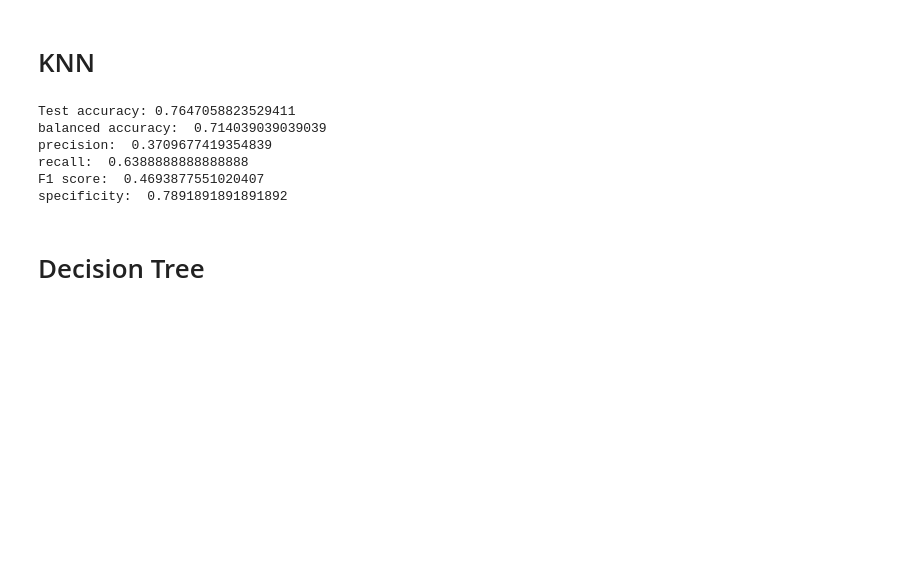
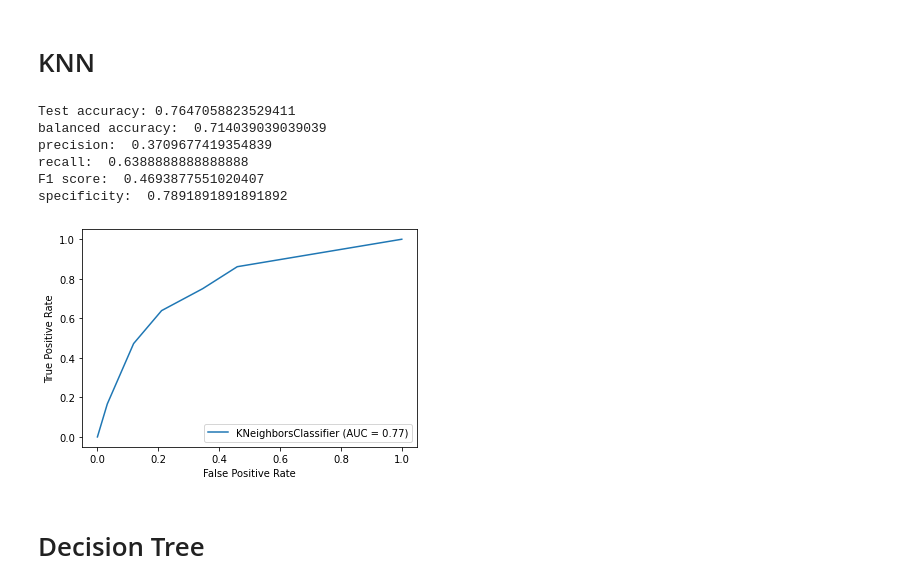
Before and after one commit to funkjo/ml-csc360-final, a Jupyter notebook: final_project/modeling.ipynb, the cells around one changed output. Cells and saved outputs as stored; diff of their text form; code cells hidden in the pictures; blank space fills up the shorter version.

Commit message:
add roc curve for each model

```diff
--- a/final_project/modeling.ipynb
+++ b/final_project/modeling.ipynb
@@ -123,6 +123,11 @@ precision:  0.3709677419354839
 recall:  0.6388888888888888
 F1 score:  0.4693877551020407
 specificity:  0.7891891891891892
+# %%
+metrics.plot_roc_curve(knn_model, X_test, y_test)
+plt.show()
+# %% [output]
+[figure, added]
 # %% [markdown]
 # Decision Tree
 # %%
```
Also changed, not shown: parts of 8 cells of this notebook.
